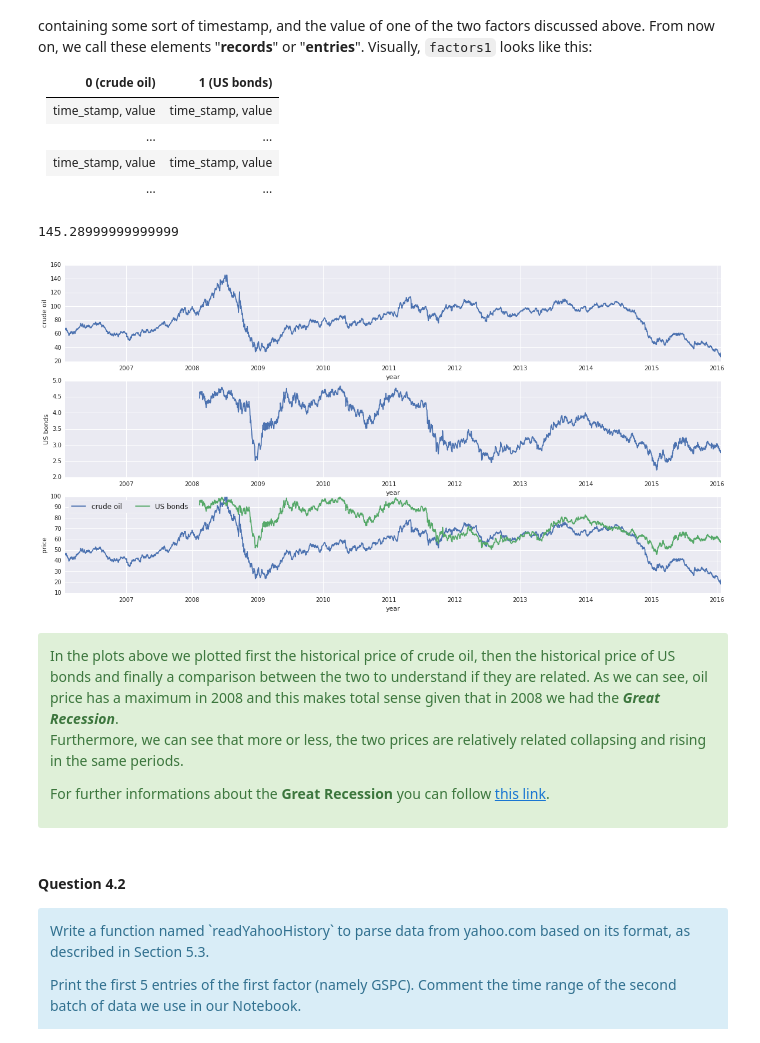
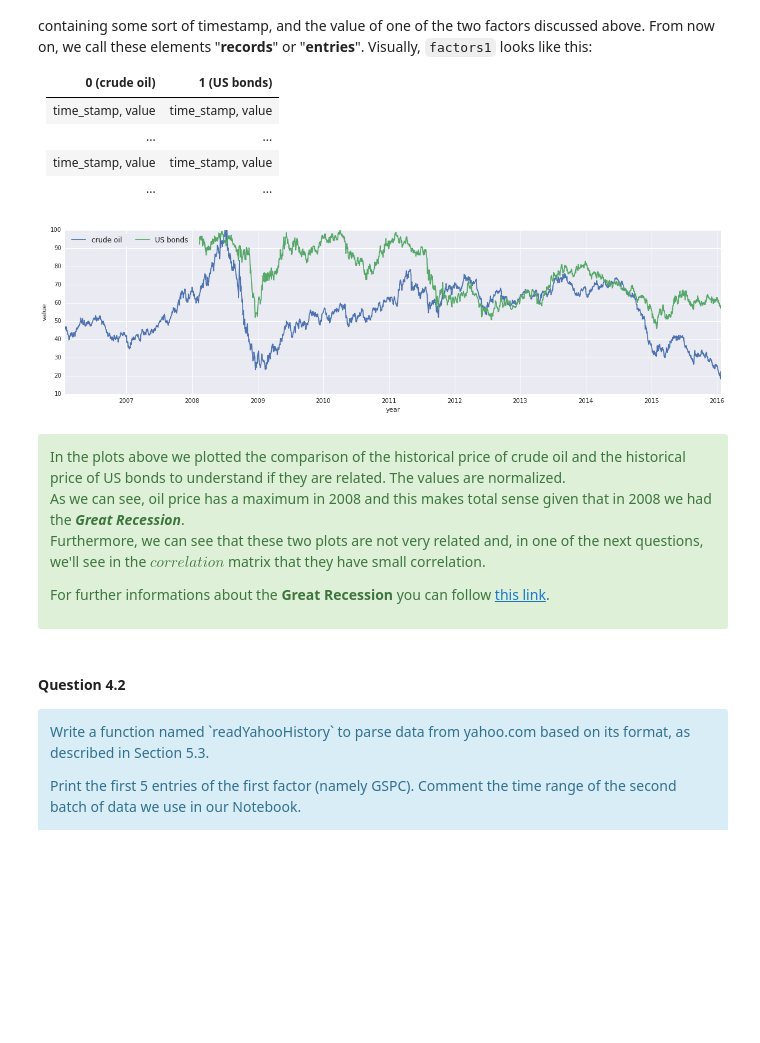
Before and after one commit to alegaballo/AML, a Jupyter notebook: [Lecture 7+8] Estimating Financial Risk through Monte Carlo Simulation.ipynb, the cells around one changed output. Drawn from its saved outputs; the diff is of its cells as text; code cells hidden in the pictures; blank space fills up the shorter version.

```diff
--- a/[Lecture 7+8] Estimating Financial Risk through Monte Carlo Simulation.ipynb
+++ b/[Lecture 7+8] Estimating Financial Risk through Monte Carlo Simulation.ipynb
@@ -388,41 +388,26 @@ Now, the data structure `factors1` is a list, containing data that pertains to t
 | ... | ... |
 | time_stamp, value | time_stamp, value |
 | ... | ... |
-# %%
-np.max([x[1] for x in factors1[0]])
-# %% [output]
-145.28999999999999
 # %%
-plt.figure(figsize=(20,10))
-plt.subplot(311)
-plt.plot([x[0] for x in factors1[0]], [x[1] for x in factors1[0]])
-plt.ylabel("crude oil")
-plt.xlabel("year")
-
-plt.subplot(312)
-plt.plot([x[0] for x in factors1[1]], [x[1] for x in factors1[1]])
-plt.ylabel("US bonds")
-plt.xlabel("year")
-plt.xlim((factors1[0][0][0], factors1[0][-1][0]))
-
-plt.subplot(313)
+plt.figure(figsize=(20,5))
 max1 = np.max([x[1] for x in factors1[0]])
 max2 = np.max([x[1] for x in factors1[1]])
 plt.plot([x[0] for x in factors1[0]], [x[1]/max1*100 for x in factors1[0]], label="crude oil")
 plt.plot([x[0] for x in factors1[1]], [x[1]/max2*100 for x in factors1[1]], label="US bonds")
-plt.ylabel("price")
+plt.ylabel("value")
 plt.xlabel("year")
 plt.legend(ncol=2, loc='upper left', frameon=True, fontsize=12)
 plt.xlim((factors1[0][0][0], factors1[0][-1][0]))
 plt.show()
 # %% [output]
-[figure, old version]
+[figure, new version]
 # %% [markdown]
 <div class="alert alert-success">
-In the plots above we plotted first the historical price of crude oil, then the historical price of US bonds and finally a comparison between the two to understand if they are related.
+In the plots above we plotted the comparison of the historical price of crude oil and the historical price of US bonds to understand if they are related. The values are normalized.
+<br>
 As we can see, oil price has a maximum in 2008 and this makes total sense given that in 2008 we had the <i><b>Great Recession</b></i>.
 <p>
-Furthermore, we can see that more or less, the two prices are relatively related collapsing and rising in the same periods.
+Furthermore, we can see that these two plots are not very related and, in one of the next questions, we'll see in the $correlation$ matrix that they have small correlation.
 </p>
 <p>
 For further informations about the <b>Great Recession</b> you can follow <a href="https://en.wikipedia.org/wiki/Great_Recession">this link</a>.
```
Also changed, not shown: parts of 11 cells of this notebook.
